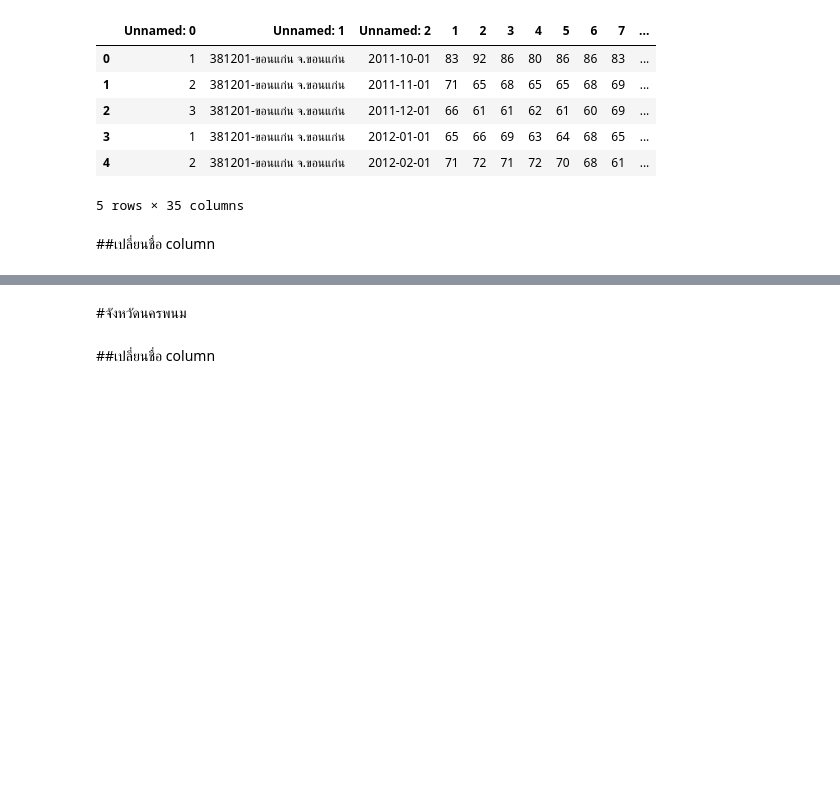
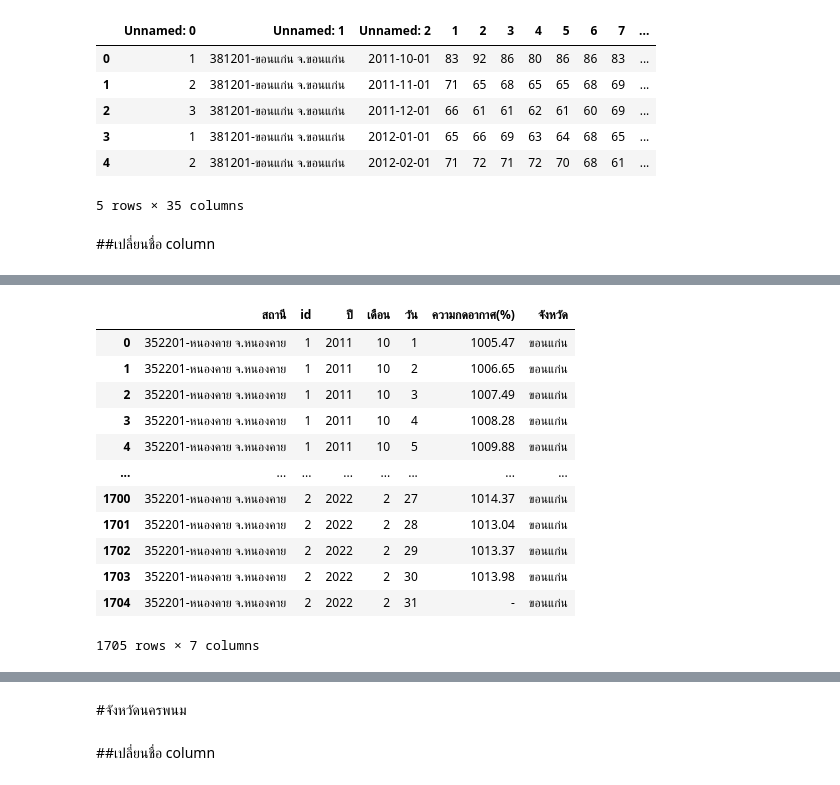
Before and after one commit to KorrawanOu/BSC_DPDM23, a Jupyter notebook: midterm_bscdpdm23.ipynb, the cells around one changed output, grey strips where cells are left out. Saved outputs shown, nothing was run; the diff lists cells and outputs as text; code cells hidden in the pictures; blank space fills up the shorter version.

```diff
--- a/midterm_bscdpdm23.ipynb
+++ b/midterm_bscdpdm23.ipynb
@@ -56,5 +56,4 @@ PS_kk.head()
 | 4 | 2 | 352201-หนองคาย จ.หนองคาย | 2012-02-01 | 1013.26 | 1012.92 | 1013.61 | 1013.18 | 1011.26 | 1008.80 | 1008.16 | ... | ... |
 5 rows × 35 columns
 # %%
-PS_KK = PS_kk.drop(['เฉลี่ย'], axis=1)
-PS_KK.head()
+PS_KK = PS_kk.drop(['Unnamed: 34'], axis=1)
@@ -68,0 +60,5 @@ PS_KK.head()
+# %%
+PS_KK['ปี'] = PS_KK['เดือน/ปี'].dt.year
+PS_KK['เดือน'] = PS_KK['เดือน/ปี'].dt.month
+PS_KK = PS_KK.drop(['เดือน/ปี'], axis=1)
+PS_KK.head()
@@ -68,0 +73,5 @@ PS_KK.head()
+# %%
+PS_KK_1 = PS_KK.set_index(['สถานี','id','ปี','เดือน']).stack().reset_index()
+PS_KK_1.rename(columns={'level_4' : 'วัน'},inplace=True)
+PS_KK_1.rename(columns={0 : 'ความกดอากาศ(%)'},inplace=True)
+PS_KK_1
@@ -68,0 +92,17 @@ PS_KK.head()
+# %%
+PS_KK_1['จังหวัด'] = len(PS_KK_1)*['ขอนแก่น']
+PS_KK_1
+# %% [output]
+|  | สถานี | id | ปี | เดือน | วัน | ความกดอากาศ(%) | จังหวัด |
+| 0 | 352201-หนองคาย จ.หนองคาย | 1 | 2011 | 10 | 1 | 1005.47 | ขอนแก่น |
+| 1 | 352201-หนองคาย จ.หนองคาย | 1 | 2011 | 10 | 2 | 1006.65 | ขอนแก่น |
+| 2 | 352201-หนองคาย จ.หนองคาย | 1 | 2011 | 10 | 3 | 1007.49 | ขอนแก่น |
+| 3 | 352201-หนองคาย จ.หนองคาย | 1 | 2011 | 10 | 4 | 1008.28 | ขอนแก่น |
+| 4 | 352201-หนองคาย จ.หนองคาย | 1 | 2011 | 10 | 5 | 1009.88 | ขอนแก่น |
+| ... | ... | ... | ... | ... | ... | ... | ... |
+| 1700 | 352201-หนองคาย จ.หนองคาย | 2 | 2022 | 2 | 27 | 1014.37 | ขอนแก่น |
+| 1701 | 352201-หนองคาย จ.หนองคาย | 2 | 2022 | 2 | 28 | 1013.04 | ขอนแก่น |
+| 1702 | 352201-หนองคาย จ.หนองคาย | 2 | 2022 | 2 | 29 | 1013.37 | ขอนแก่น |
+| 1703 | 352201-หนองคาย จ.หนองคาย | 2 | 2022 | 2 | 30 | 1013.98 | ขอนแก่น |
+| 1704 | 352201-หนองคาย จ.หนองคาย | 2 | 2022 | 2 | 31 | - | ขอนแก่น |
+1705 rows × 7 columns
```
Also changed, not shown: parts of 86 cells of this notebook.
